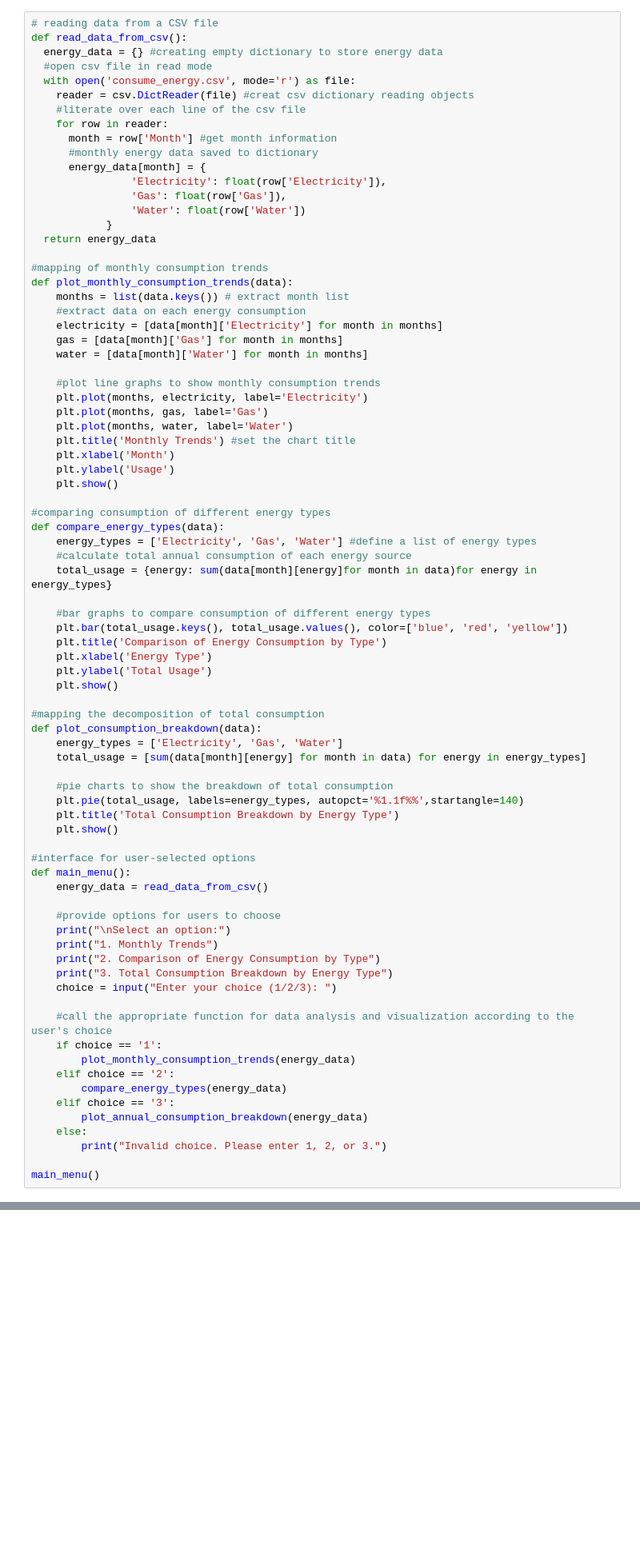
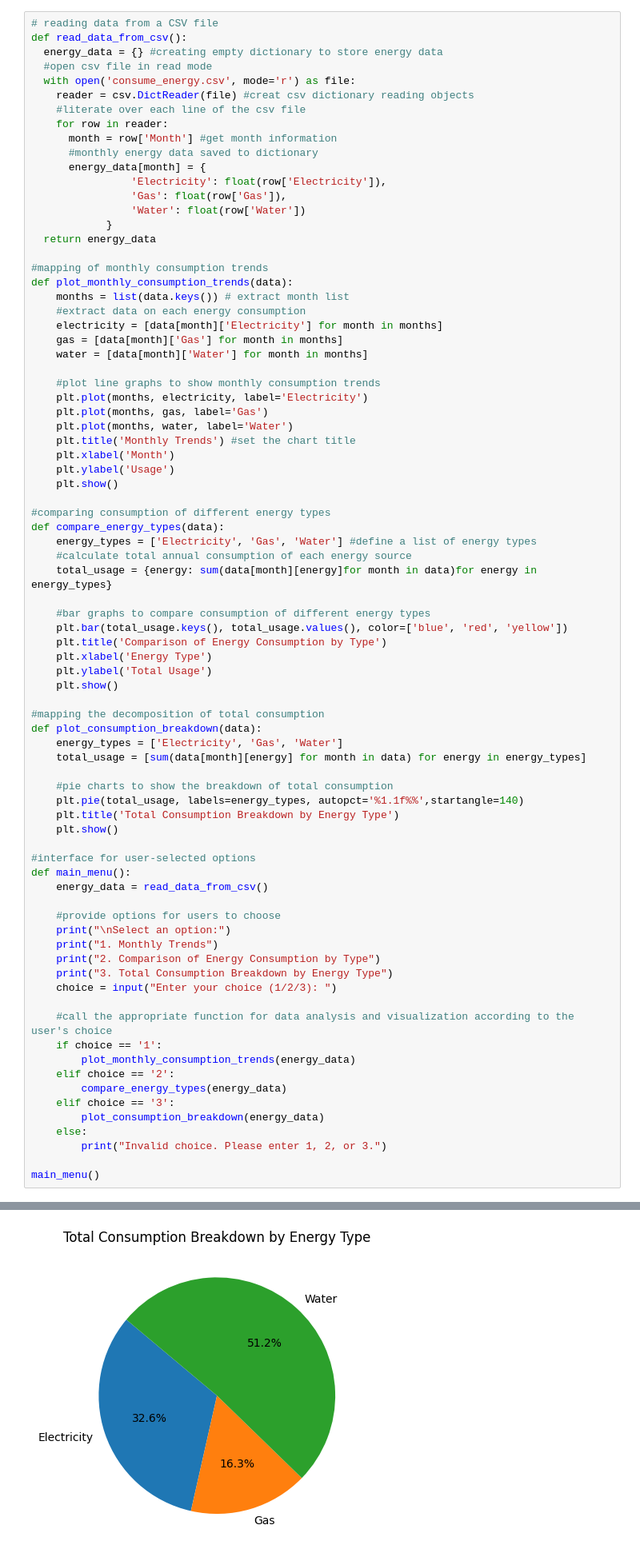
Before and after one commit to 62wyp/Assignment, a Jupyter notebook: Assignment_1.ipynb, the cells around one changed output, grey strips where cells are left out. Shown at 80% size. Saved outputs shown, nothing was run; the diff lists cells and outputs as text; blank space fills up the shorter version.

```diff
--- a/Assignment_1.ipynb
+++ b/Assignment_1.ipynb
@@ -102,8 +116,9 @@ def main_menu():
     elif choice == '2':
         compare_energy_types(energy_data)
     elif choice == '3':
-        plot_annual_consumption_breakdown(energy_data)
+        plot_consumption_breakdown(energy_data)
     else:
         print("Invalid choice. Please enter 1, 2, or 3.")
 
 main_menu()
+# %% [output]
@@ -109,0 +130 @@ main_menu()
+[figure, added]
```
Also changed, not shown: parts of 2 cells of this notebook.
